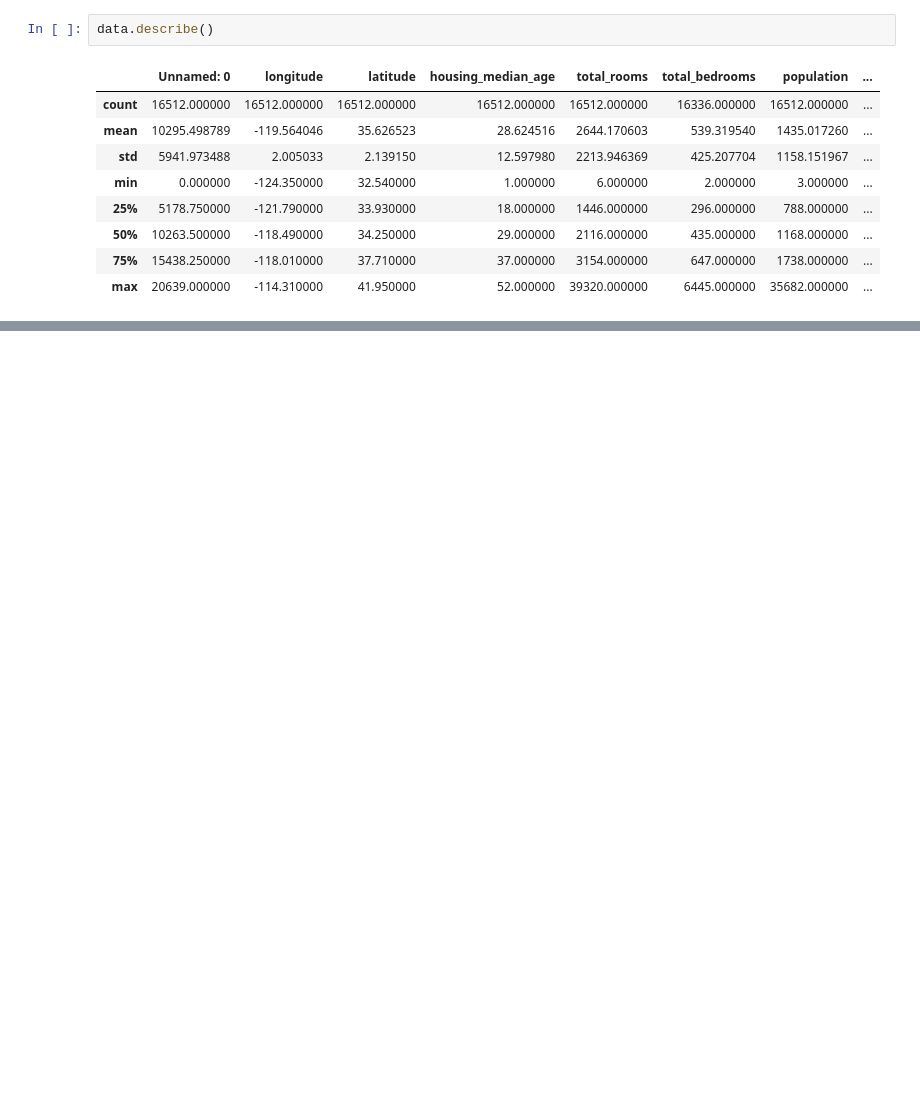
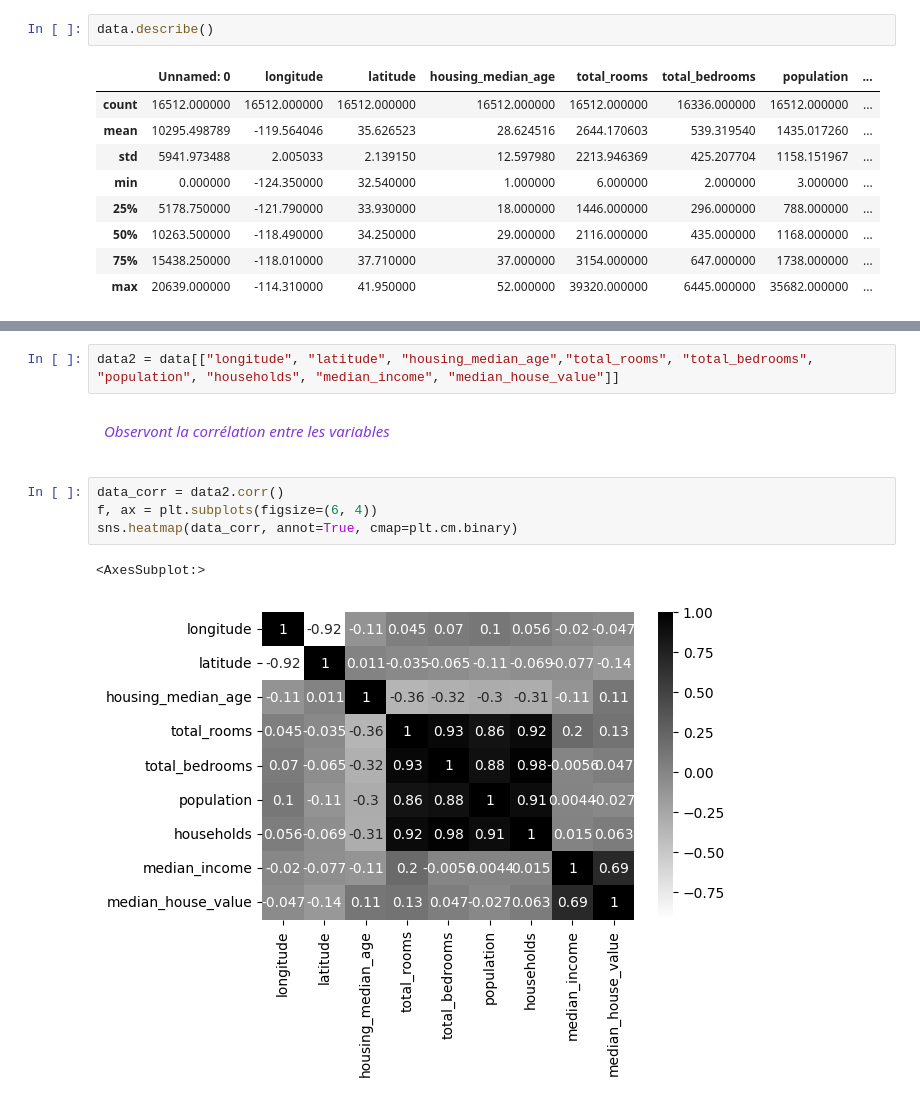
Before and after one commit to lauradesjacques/projet-IA-immobilier, a Jupyter notebook: Notebook_EDA.ipynb, the cells around one changed output, grey strips where cells are left out. Drawn from its saved outputs; the diff is of its cells as text; blank space fills up the shorter version.

```diff
--- a/Notebook_EDA.ipynb
+++ b/Notebook_EDA.ipynb
@@ -38,0 +134,15 @@ data.describe()
+# %%
+data2 = data[["longitude", "latitude", "housing_median_age","total_rooms", "total_bedrooms", "population", "households", "median_income", "median_house_value"]]
+# %% [markdown]
+<div style="display:flex; justify-content: start; border-style: dotted; border-width: 1px; border-color: #8038DB;">
+<p style="padding: 1%">
+<i style="color:#8038DB;">Observont la corrélation entre les variables </i>
+</p>
+</div>
+# %%
+data_corr = data2.corr()
+f, ax = plt.subplots(figsize=(6, 4))
+sns.heatmap(data_corr, annot=True, cmap=plt.cm.binary)
+# %% [output]
+<AxesSubplot:>
+[figure, added]
```
Also changed, not shown: parts of 16 cells of this notebook.
